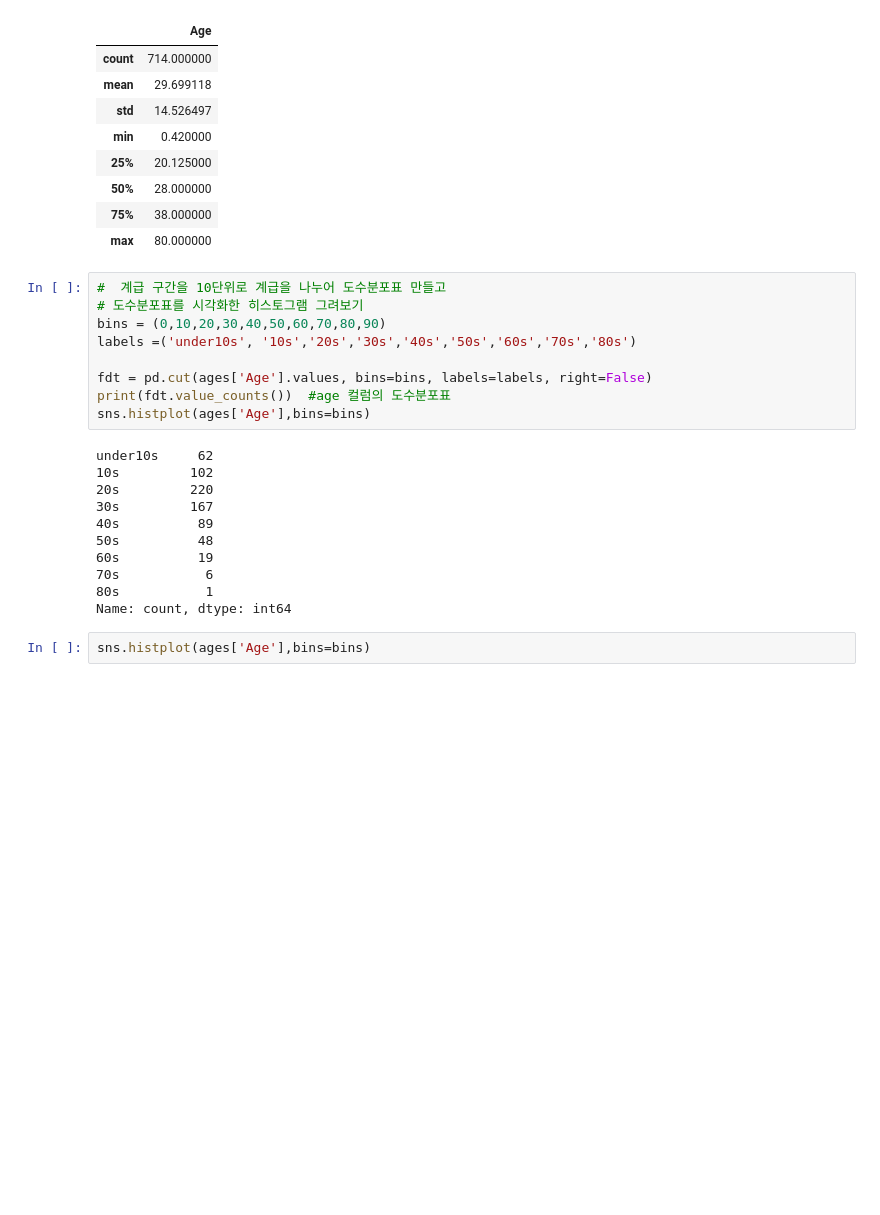
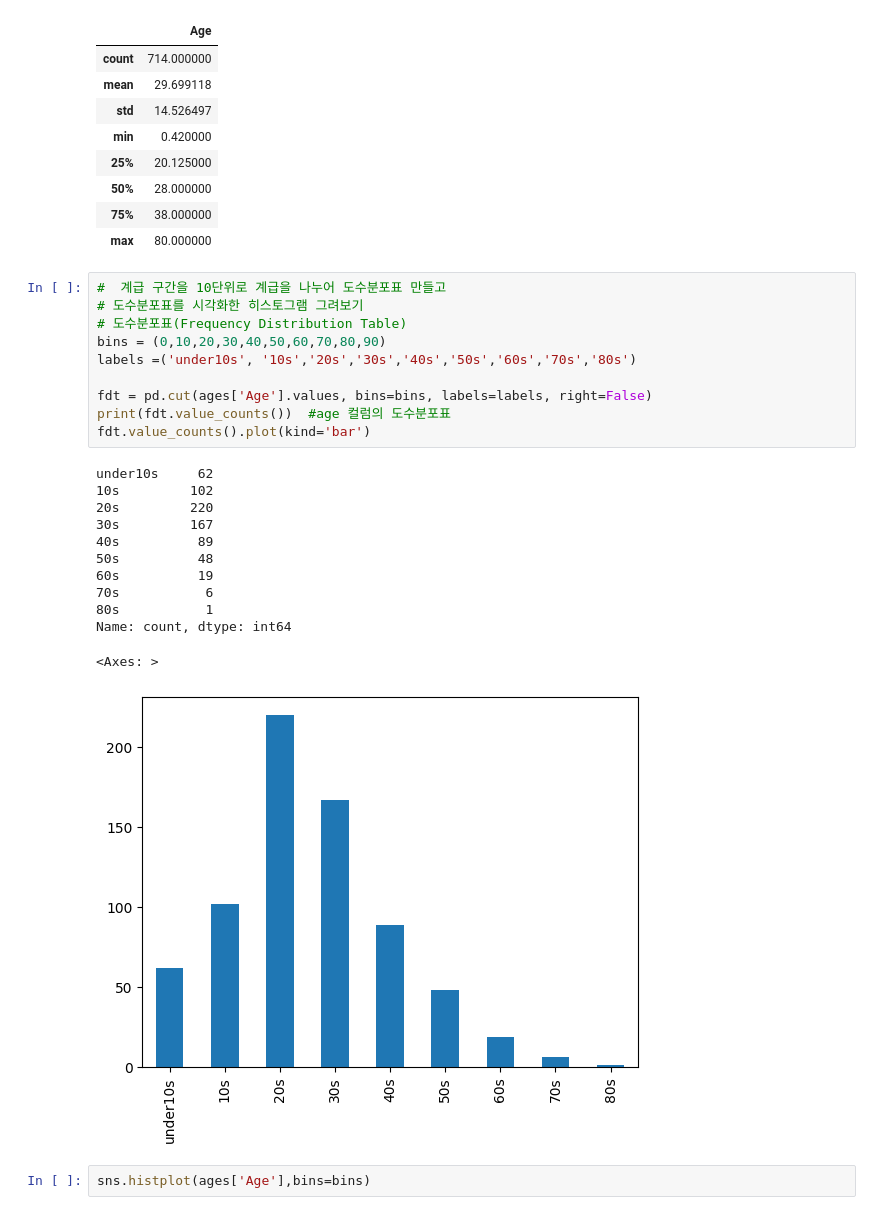
Before and after one commit to haezeong/fintech_service, a Jupyter notebook: 06_machine_learning/11_기초통계의이해.ipynb, the cells around one changed output. Cells and saved outputs as stored; diff of their text form; blank space fills up the shorter version.

```diff
--- a/06_machine_learning/11_기초통계의이해.ipynb
+++ b/06_machine_learning/11_기초통계의이해.ipynb
@@ -136,23 +157,26 @@ ages.describe()
 # %%
 #  계급 구간을 10단위로 계급을 나누어 도수분포표 만들고
 # 도수분포표를 시각화한 히스토그램 그려보기
+# 도수분포표(Frequency Distribution Table)
 bins = (0,10,20,30,40,50,60,70,80,90)
 labels =('under10s', '10s','20s','30s','40s','50s','60s','70s','80s')
 
 fdt = pd.cut(ages['Age'].values, bins=bins, labels=labels, right=False)
 print(fdt.value_counts())  #age 컬럼의 도수분포표
-sns.histplot(ages['Age'],bins=bins)
+fdt.value_counts().plot(kind='bar')
 # %% [output]
 under10s     62
 10s         102
 20s         220
 30s         167
 40s          89
 50s          48
 60s          19
 70s           6
 80s           1
 Name: count, dtype: int64
+<Axes: >
+[figure, added]
 # %%
 sns.histplot(ages['Age'],bins=bins)
 # %% [output]
```
Also changed, not shown: parts of 26 cells of this notebook, 1 other file.
